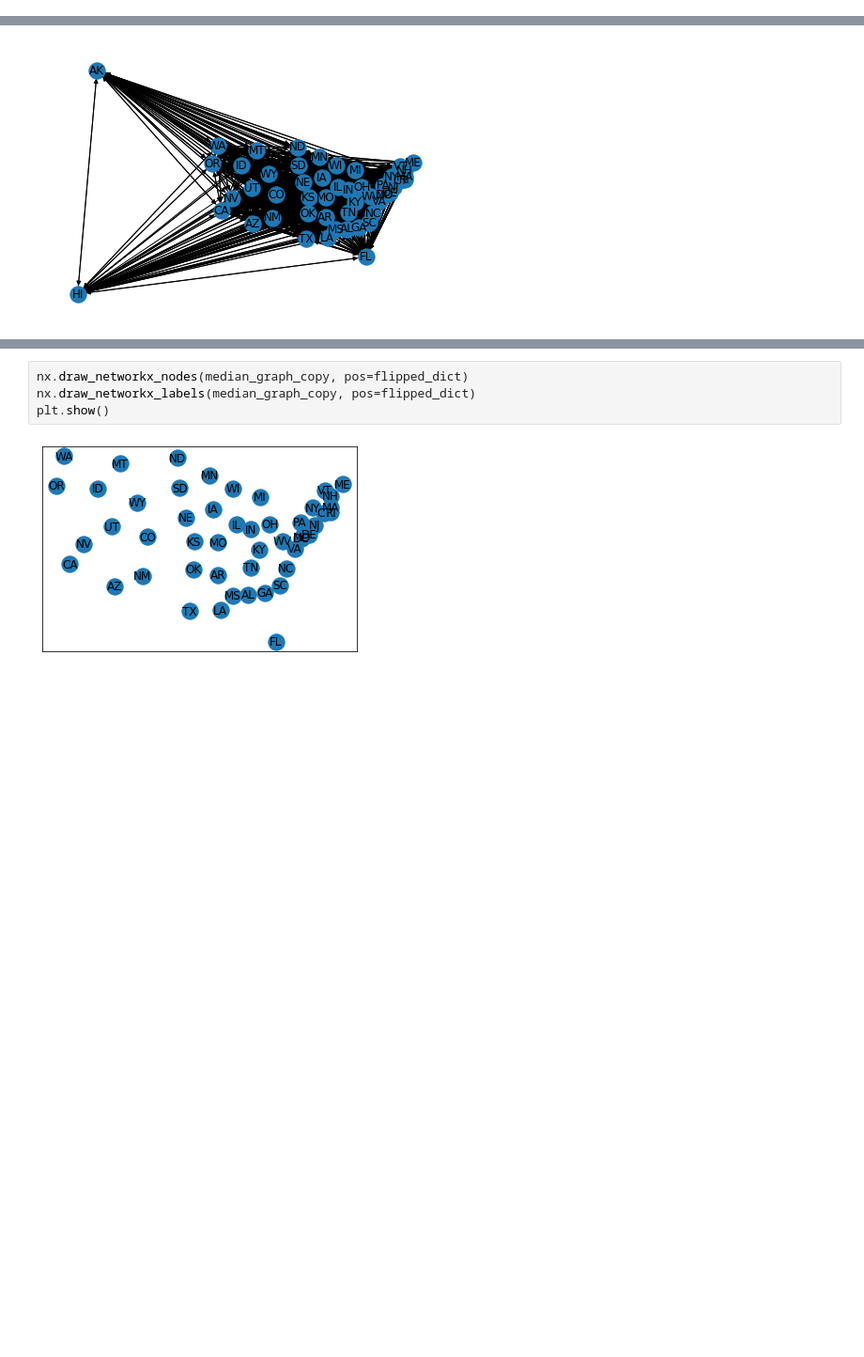
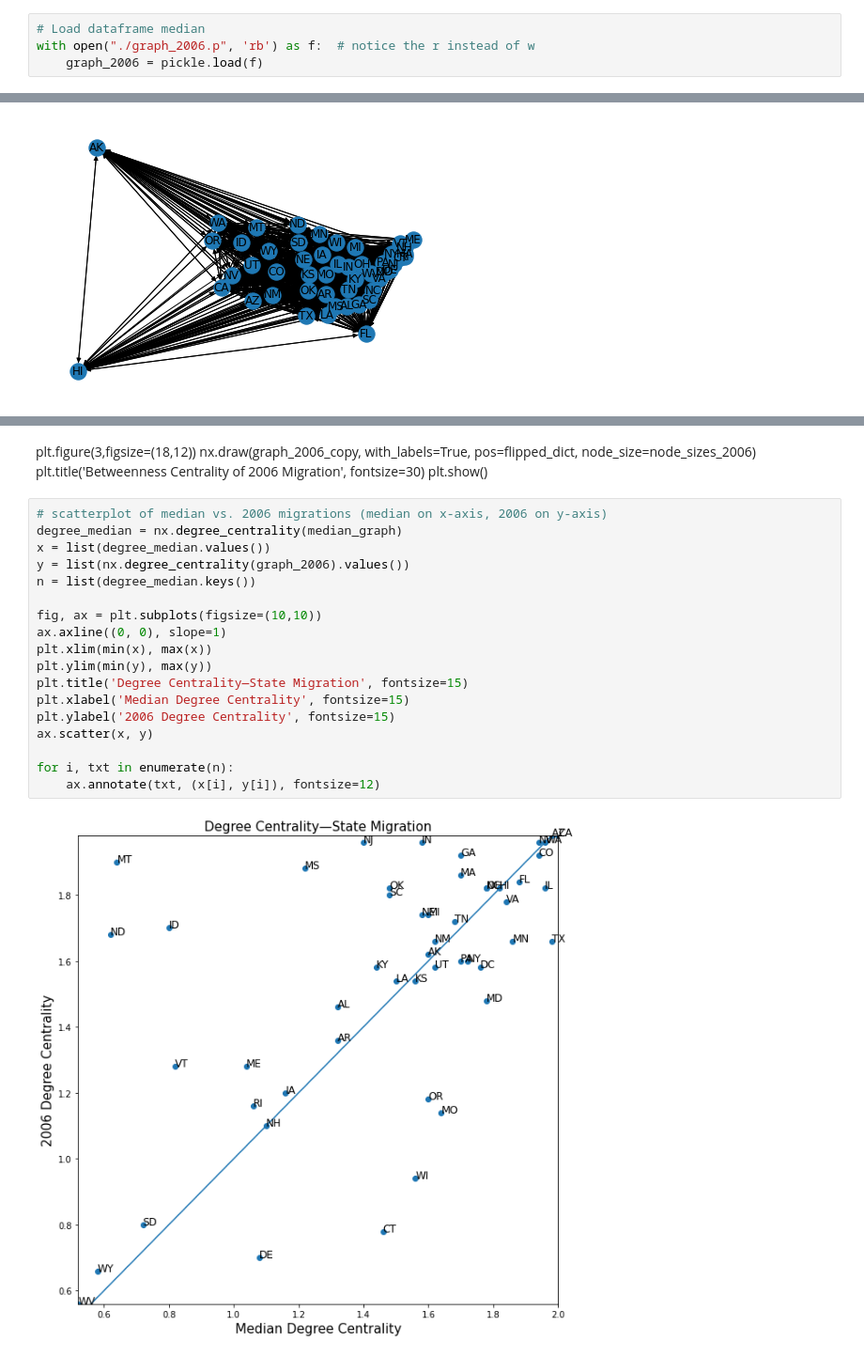
Before and after one commit to psyrgkan/NetworkAnalysis, a Jupyter notebook: draw_graph_with_pos.ipynb, the cells around one changed output, grey strips where cells are left out. Shown at 94% size. Cells and saved outputs as stored; diff of their text form; blank space fills up the shorter version.

Commit message:
updated analysis and dataframes

```diff
--- a/draw_graph_with_pos.ipynb
+++ b/draw_graph_with_pos.ipynb
@@ -9,6 +9,10 @@ import pickle
 # Load dataframe median
 with open("./median_graph.p", 'rb') as f:  # notice the r instead of w
     median_graph = pickle.load(f)
+# %%
+# Load dataframe median
+with open("./graph_2006.p", 'rb') as f:  # notice the r instead of w
+    graph_2006 = pickle.load(f)
 # %%
 flipped_dict = {
     "AL": (-86.791130, 32.806671),
@@ -88,6 +102,25 @@ plt.show()
-# %%
-nx.draw_networkx_nodes(median_graph_copy, pos=flipped_dict)
-nx.draw_networkx_labels(median_graph_copy, pos=flipped_dict)
-plt.show()
-# %% [output]
-[figure, removed]
+# %% [markdown]
+plt.figure(3,figsize=(18,12))
+nx.draw(graph_2006_copy, with_labels=True, pos=flipped_dict, node_size=node_sizes_2006)
+plt.title('Betweenness Centrality of 2006 Migration', fontsize=30)
+plt.show()
+# %%
+# scatterplot of median vs. 2006 migrations (median on x-axis, 2006 on y-axis)
+degree_median = nx.degree_centrality(median_graph)
+x = list(degree_median.values())
+y = list(nx.degree_centrality(graph_2006).values())
+n = list(degree_median.keys())
+
+fig, ax = plt.subplots(figsize=(10,10))
+ax.axline((0, 0), slope=1)
+plt.xlim(min(x), max(x))
+plt.ylim(min(y), max(y))
+plt.title('Degree Centrality—State Migration', fontsize=15)
+plt.xlabel('Median Degree Centrality', fontsize=15)
+plt.ylabel('2006 Degree Centrality', fontsize=15)
+ax.scatter(x, y)
+
+for i, txt in enumerate(n):
+    ax.annotate(txt, (x[i], y[i]), fontsize=12)
+# %% [output]
+[figure, added]
```
Also changed, not shown: parts of 13 cells of this notebook, 7 other files.
